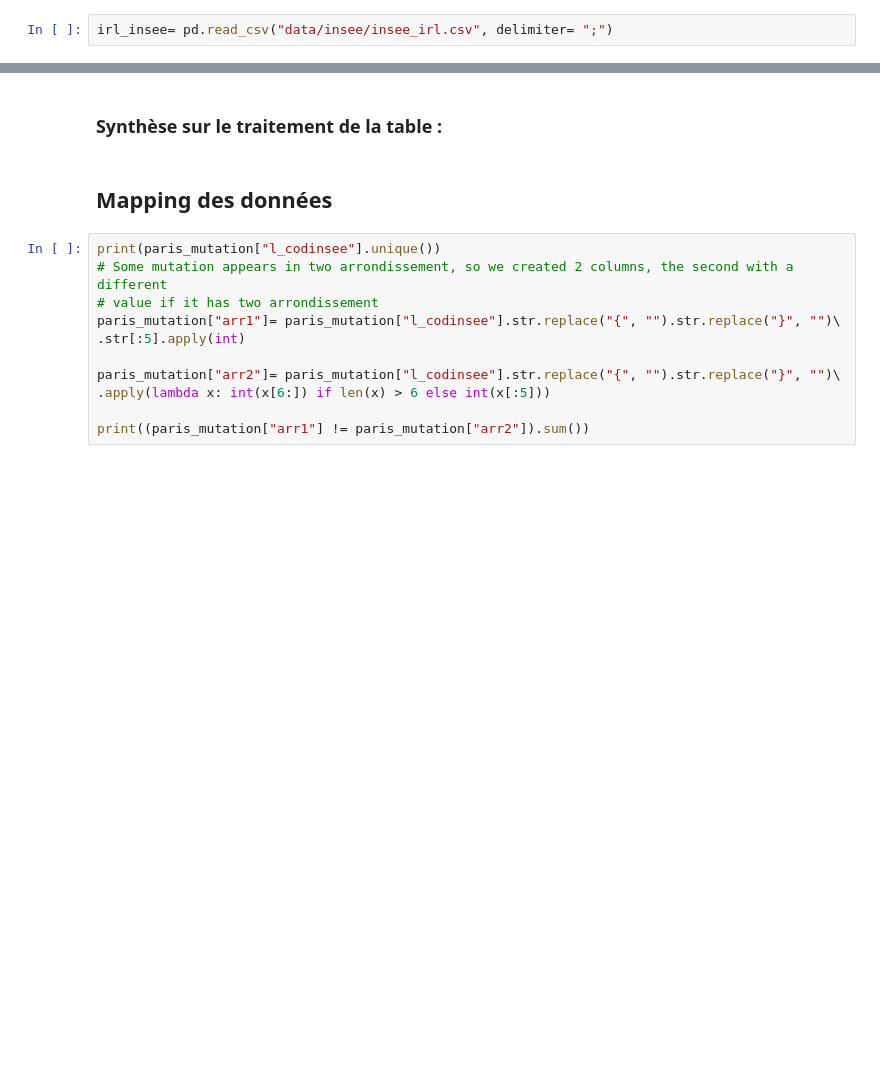
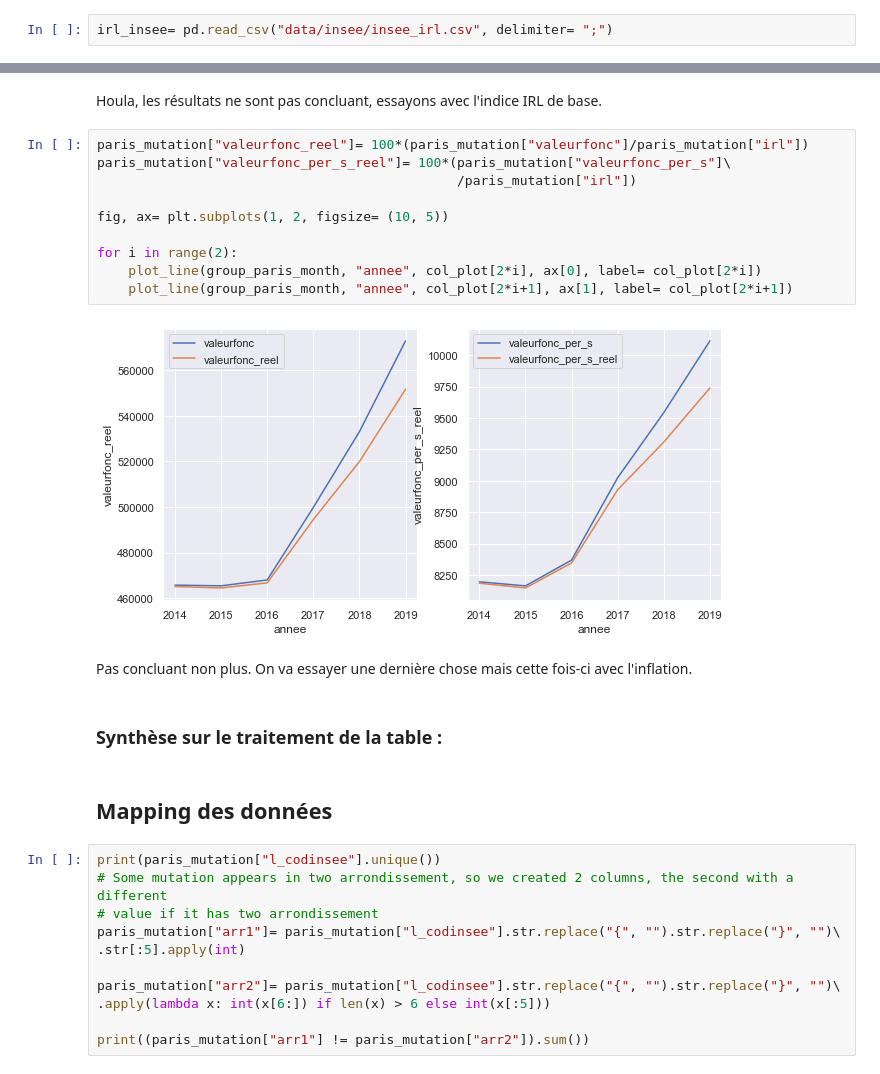
Before and after one commit to Orlogskapten/dvf_ensae_sbra, a Jupyter notebook: wen/mapping_first_look.ipynb, the cells around one changed output, grey strips where cells are left out. Cells and saved outputs as stored; diff of their text form; blank space fills up the shorter version.

```diff
--- a/wen/mapping_first_look.ipynb
+++ b/wen/mapping_first_look.ipynb
@@ -473,3 +546,19 @@ Il faudrait aussi retraiter la valeur foncière par rapport à l'indice de réf
+# %% [markdown]
+Houla, les résultats ne sont pas concluant, essayons avec l'indice IRL de base.
+# %%
+paris_mutation["valeurfonc_reel"]= 100*(paris_mutation["valeurfonc"]/paris_mutation["irl"])
+paris_mutation["valeurfonc_per_s_reel"]= 100*(paris_mutation["valeurfonc_per_s"]\
+                                              /paris_mutation["irl"])
+
+fig, ax= plt.subplots(1, 2, figsize= (10, 5))
+
+for i in range(2):
+    plot_line(group_paris_month, "annee", col_plot[2*i], ax[0], label= col_plot[2*i])
+    plot_line(group_paris_month, "annee", col_plot[2*i+1], ax[1], label= col_plot[2*i+1])
+# %% [output]
+[figure, added]
+# %% [markdown]
+Pas concluant non plus. On va essayer une dernière chose mais cette fois-ci avec l'inflation.
 # %% [markdown]
 ### Synthèse sur le traitement de la table :
 # %% [markdown]
```
Also changed, not shown: parts of 17 cells of this notebook.
